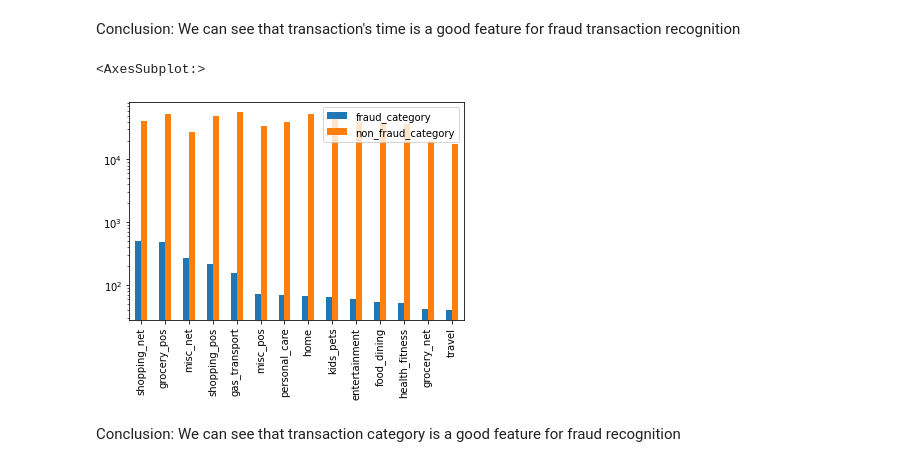
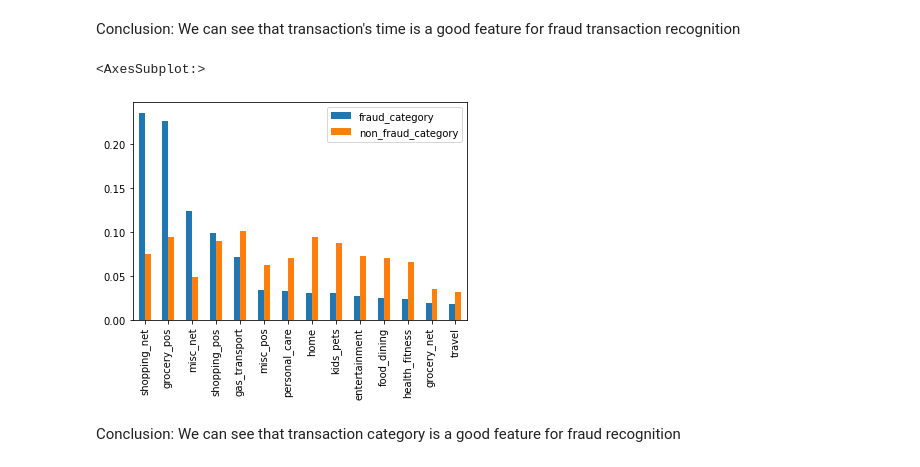
Before and after one commit to sashaaKr/master-of-science, a Jupyter notebook: semester_2/Advanced_Topics_in_Machine_Learning/assignment_2/Advanced Machine Learning - HW #2.ipynb, the cells around one changed output. Saved outputs shown, nothing was run; the diff lists cells and outputs as text; code cells hidden in the pictures.

Commit message:
visualization

```diff
--- a/semester_2/Advanced_Topics_in_Machine_Learning/assignment_2/Advanced Machine Learning - HW #2.ipynb
+++ b/semester_2/Advanced_Topics_in_Machine_Learning/assignment_2/Advanced Machine Learning - HW #2.ipynb
@@ -364,12 +364,12 @@ Conclusion:
 We can see that transaction's time is a good feature for fraud transaction recognition
 # %%
 ##### category #####
-category_df = pd.concat([fraud.category.value_counts(), normal.category.value_counts()], keys=["fraud_category", "non_fraud_category"], axis=1)
+category_df = pd.concat([fraud.category.value_counts()/len(fraud.index), normal.category.value_counts()/len(normal.index)], keys=["fraud_category", "non_fraud_category"], axis=1)
 
-category_df.plot(kind='bar', logy=True)
+category_df.plot(kind='bar')
 # %% [output]
 <AxesSubplot:>
-[figure, old version]
+[figure, new version]
 # %% [markdown]
 Conclusion:
 We can see that transaction category is a good feature for fraud recognition
```
Also changed, not shown: parts of 3 cells of this notebook.
